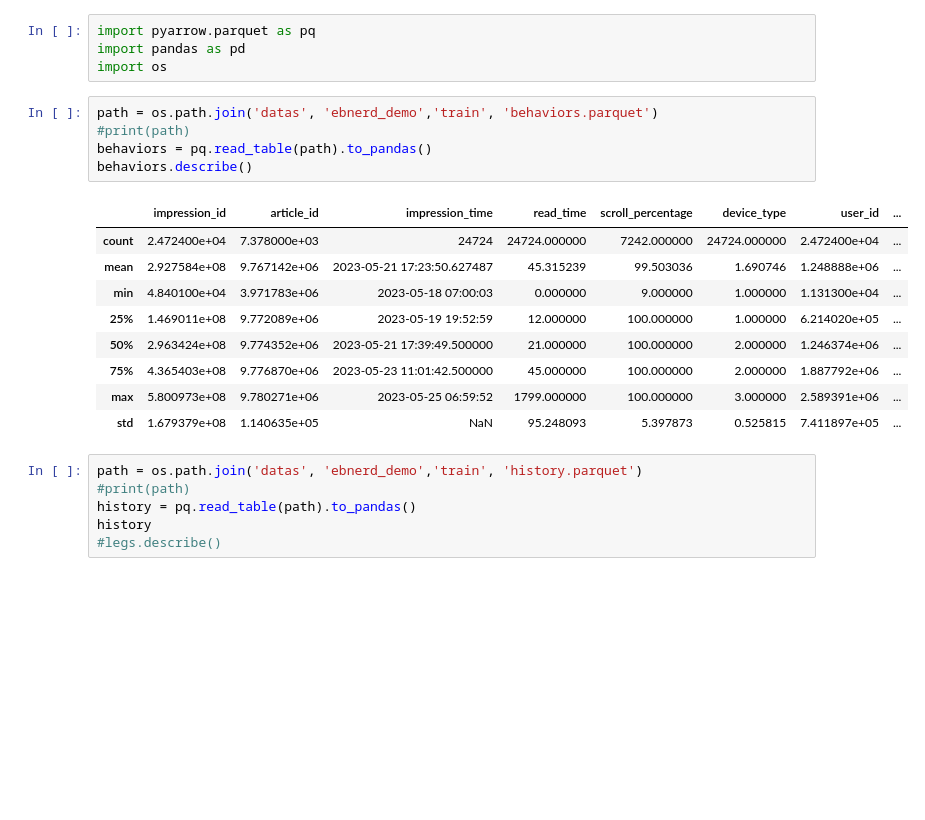
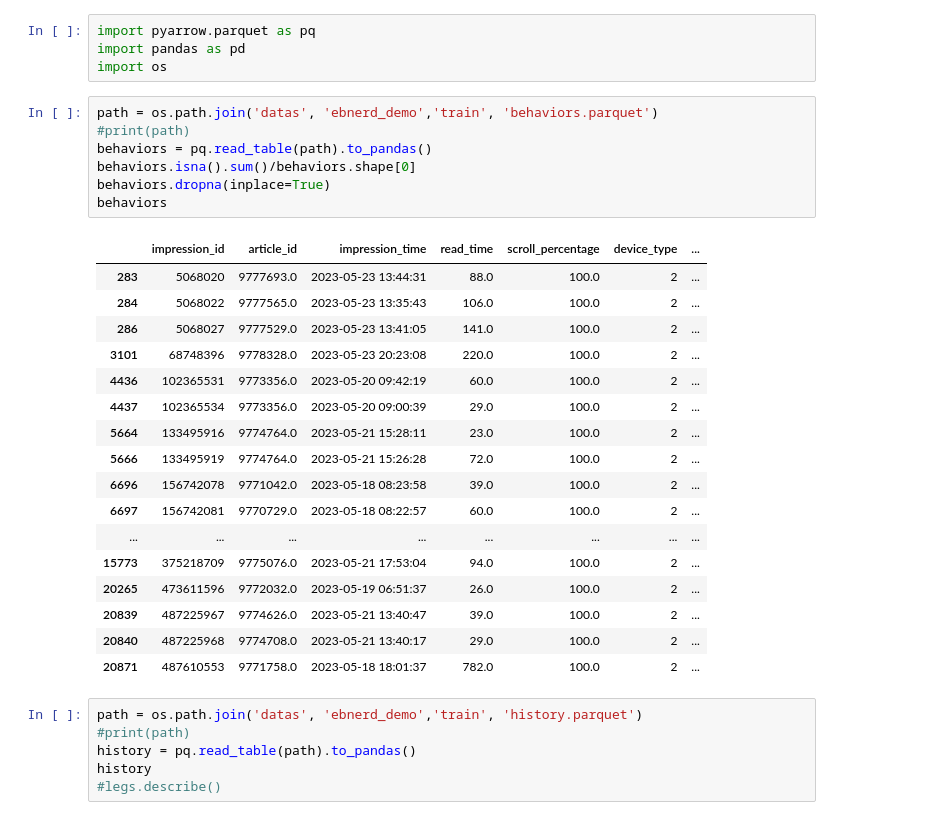
Before and after one commit to ValentinTournier/project_TDT4215, a Jupyter notebook: test.ipynb, the cells around one changed output. Cells and saved outputs as stored; diff of their text form; blank space fills up the shorter version.

```diff
--- a/test.ipynb
+++ b/test.ipynb
@@ -5,18 +5,28 @@ import os
 # %%
 path = os.path.join('datas', 'ebnerd_demo','train', 'behaviors.parquet')
 #print(path)
 behaviors = pq.read_table(path).to_pandas()
-behaviors.describe()
+behaviors.isna().sum()/behaviors.shape[0]
+behaviors.dropna(inplace=True)
+behaviors
 # %% [output]
-|  | impression_id | article_id | impression_time | read_time | scroll_percentage | device_type | user_id | ... |
-| count | 2.472400e+04 | 7.378000e+03 | 24724 | 24724.000000 | 7242.000000 | 24724.000000 | 2.472400e+04 | ... |
-| mean | 2.927584e+08 | 9.767142e+06 | 2023-05-21 17:23:50.627487 | 45.315239 | 99.503036 | 1.690746 | 1.248888e+06 | ... |
-| min | 4.840100e+04 | 3.971783e+06 | 2023-05-18 07:00:03 | 0.000000 | 9.000000 | 1.000000 | 1.131300e+04 | ... |
-| 25% | 1.469011e+08 | 9.772089e+06 | 2023-05-19 19:52:59 | 12.000000 | 100.000000 | 1.000000 | 6.214020e+05 | ... |
-| 50% | 2.963424e+08 | 9.774352e+06 | 2023-05-21 17:39:49.500000 | 21.000000 | 100.000000 | 2.000000 | 1.246374e+06 | ... |
-| 75% | 4.365403e+08 | 9.776870e+06 | 2023-05-23 11:01:42.500000 | 45.000000 | 100.000000 | 2.000000 | 1.887792e+06 | ... |
-| max | 5.800973e+08 | 9.780271e+06 | 2023-05-25 06:59:52 | 1799.000000 | 100.000000 | 3.000000 | 2.589391e+06 | ... |
-| std | 1.679379e+08 | 1.140635e+05 | NaN | 95.248093 | 5.397873 | 0.525815 | 7.411897e+05 | ... |
+|  | impression_id | article_id | impression_time | read_time | scroll_percentage | device_type | ... |
+| 283 | 5068020 | 9777693.0 | 2023-05-23 13:44:31 | 88.0 | 100.0 | 2 | ... |
+| 284 | 5068022 | 9777565.0 | 2023-05-23 13:35:43 | 106.0 | 100.0 | 2 | ... |
+| 286 | 5068027 | 9777529.0 | 2023-05-23 13:41:05 | 141.0 | 100.0 | 2 | ... |
+| 3101 | 68748396 | 9778328.0 | 2023-05-23 20:23:08 | 220.0 | 100.0 | 2 | ... |
+| 4436 | 102365531 | 9773356.0 | 2023-05-20 09:42:19 | 60.0 | 100.0 | 2 | ... |
+| 4437 | 102365534 | 9773356.0 | 2023-05-20 09:00:39 | 29.0 | 100.0 | 2 | ... |
+| 5664 | 133495916 | 9774764.0 | 2023-05-21 15:28:11 | 23.0 | 100.0 | 2 | ... |
+| 5666 | 133495919 | 9774764.0 | 2023-05-21 15:26:28 | 72.0 | 100.0 | 2 | ... |
+| 6696 | 156742078 | 9771042.0 | 2023-05-18 08:23:58 | 39.0 | 100.0 | 2 | ... |
+| 6697 | 156742081 | 9770729.0 | 2023-05-18 08:22:57 | 60.0 | 100.0 | 2 | ... |
+| ... | ... | ... | ... | ... | ... | ... | ... |
+| 15773 | 375218709 | 9775076.0 | 2023-05-21 17:53:04 | 94.0 | 100.0 | 2 | ... |
+| 20265 | 473611596 | 9772032.0 | 2023-05-19 06:51:37 | 26.0 | 100.0 | 2 | ... |
+| 20839 | 487225967 | 9774626.0 | 2023-05-21 13:40:47 | 39.0 | 100.0 | 2 | ... |
+| 20840 | 487225968 | 9774708.0 | 2023-05-21 13:40:17 | 29.0 | 100.0 | 2 | ... |
+| 20871 | 487610553 | 9771758.0 | 2023-05-18 18:01:37 | 782.0 | 100.0 | 2 | ... |
 # %%
 path = os.path.join('datas', 'ebnerd_demo','train', 'history.parquet')
 #print(path)
```
Also changed, not shown: 2 other files.
